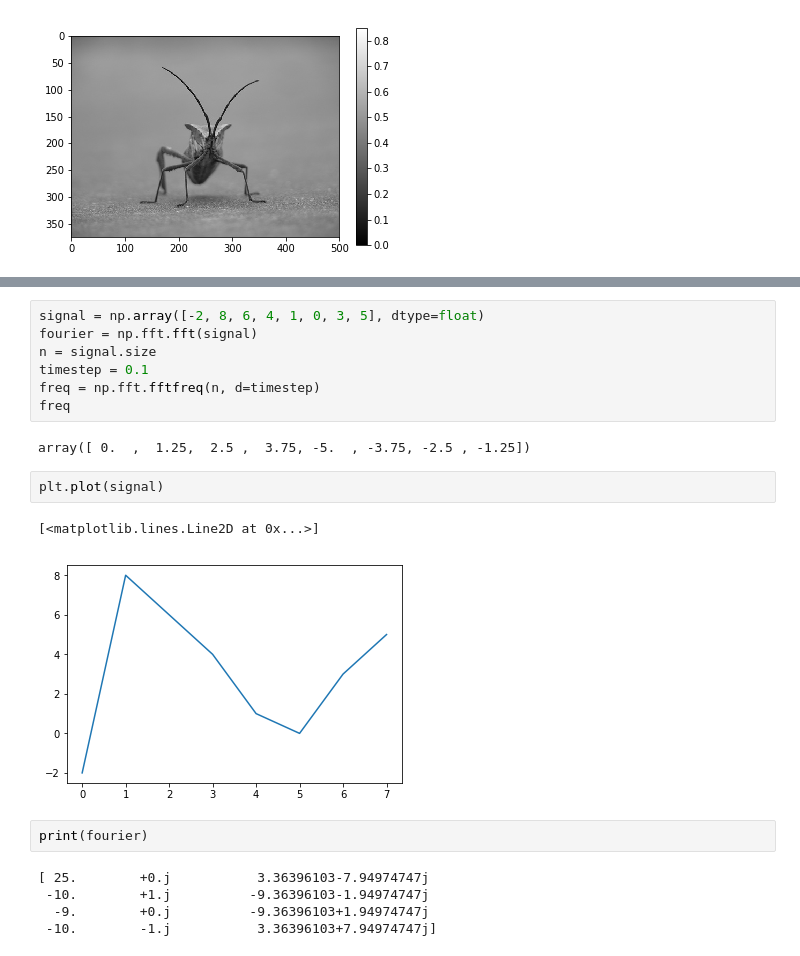
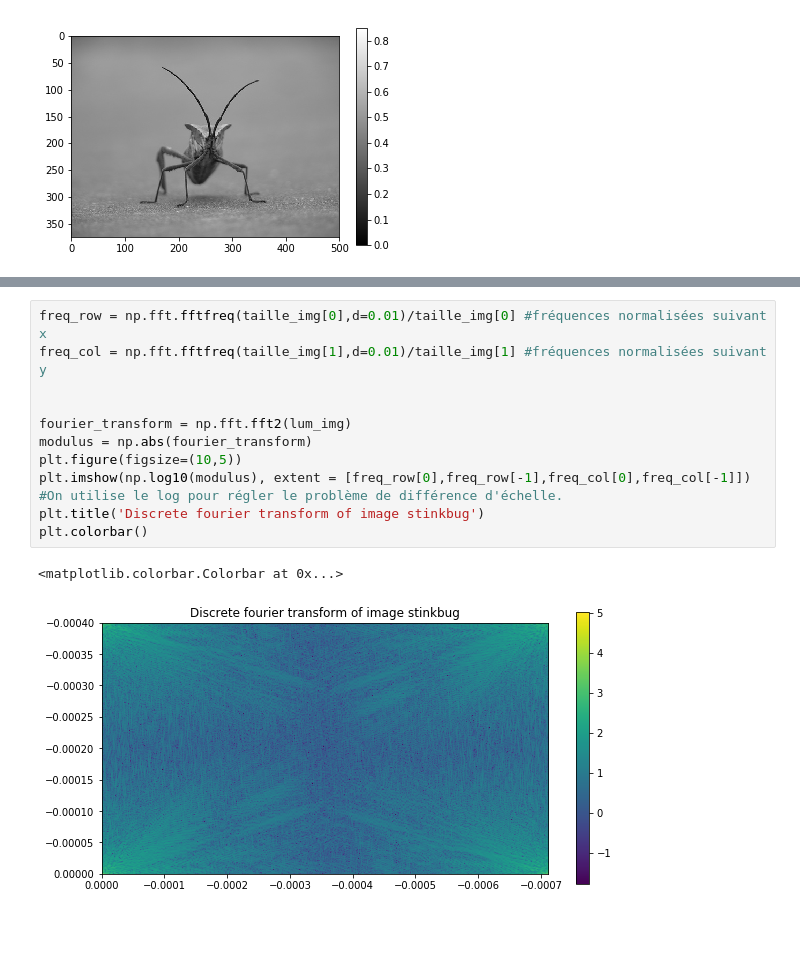
Before and after one commit to cindytrinh/Pyt_tps, a Jupyter notebook: TP3_DUROUCHOUX_TRINH/TP3_DUROUCHOUX_TRINH.ipynb, the cells around one changed output, grey strips where cells are left out. Cells and saved outputs as stored; diff of their text form; blank space fills up the shorter version.

Commit message:
Modification TP3 : correction avec les fftfreq, correction du lowpassfilter

```diff
--- a/TP3_DUROUCHOUX_TRINH/TP3_DUROUCHOUX_TRINH.ipynb
+++ b/TP3_DUROUCHOUX_TRINH/TP3_DUROUCHOUX_TRINH.ipynb
@@ -165,21 +142,15 @@ print(modulus)
-# %%
-signal = np.array([-2, 8, 6, 4, 1, 0, 3, 5], dtype=float)
-fourier = np.fft.fft(signal)
-n = signal.size
-timestep = 0.1
-freq = np.fft.fftfreq(n, d=timestep)
-freq
-# %% [output]
-array([ 0.  ,  1.25,  2.5 ,  3.75, -5.  , -3.75, -2.5 , -1.25])
-# %%
-plt.plot(signal)
-# %% [output]
-[<matplotlib.lines.Line2D at 0x...>]
-[figure, removed]
-# %%
-print(fourier)
-# %% [output]
-[ 25.        +0.j           3.36396103-7.94974747j
- -10.        +1.j          -9.36396103-1.94974747j
-  -9.        +0.j          -9.36396103+1.94974747j
- -10.        -1.j           3.36396103+7.94974747j]
+# %%
+freq_row = np.fft.fftfreq(taille_img[0],d=0.01)/taille_img[0] #fréquences normalisées suivant x
+freq_col = np.fft.fftfreq(taille_img[1],d=0.01)/taille_img[1] #fréquences normalisées suivant y
+
+
+fourier_transform = np.fft.fft2(lum_img)
+modulus = np.abs(fourier_transform)
+plt.figure(figsize=(10,5))
+plt.imshow(np.log10(modulus), extent = [freq_row[0],freq_row[-1],freq_col[0],freq_col[-1]])
+#On utilise le log pour régler le problème de différence d'échelle.
+plt.title('Discrete fourier transform of image stinkbug')
+plt.colorbar()
+# %% [output]
+<matplotlib.colorbar.Colorbar at 0x...>
+[figure, added]
```
Also changed, not shown: parts of 7 cells of this notebook, 6 other files.
